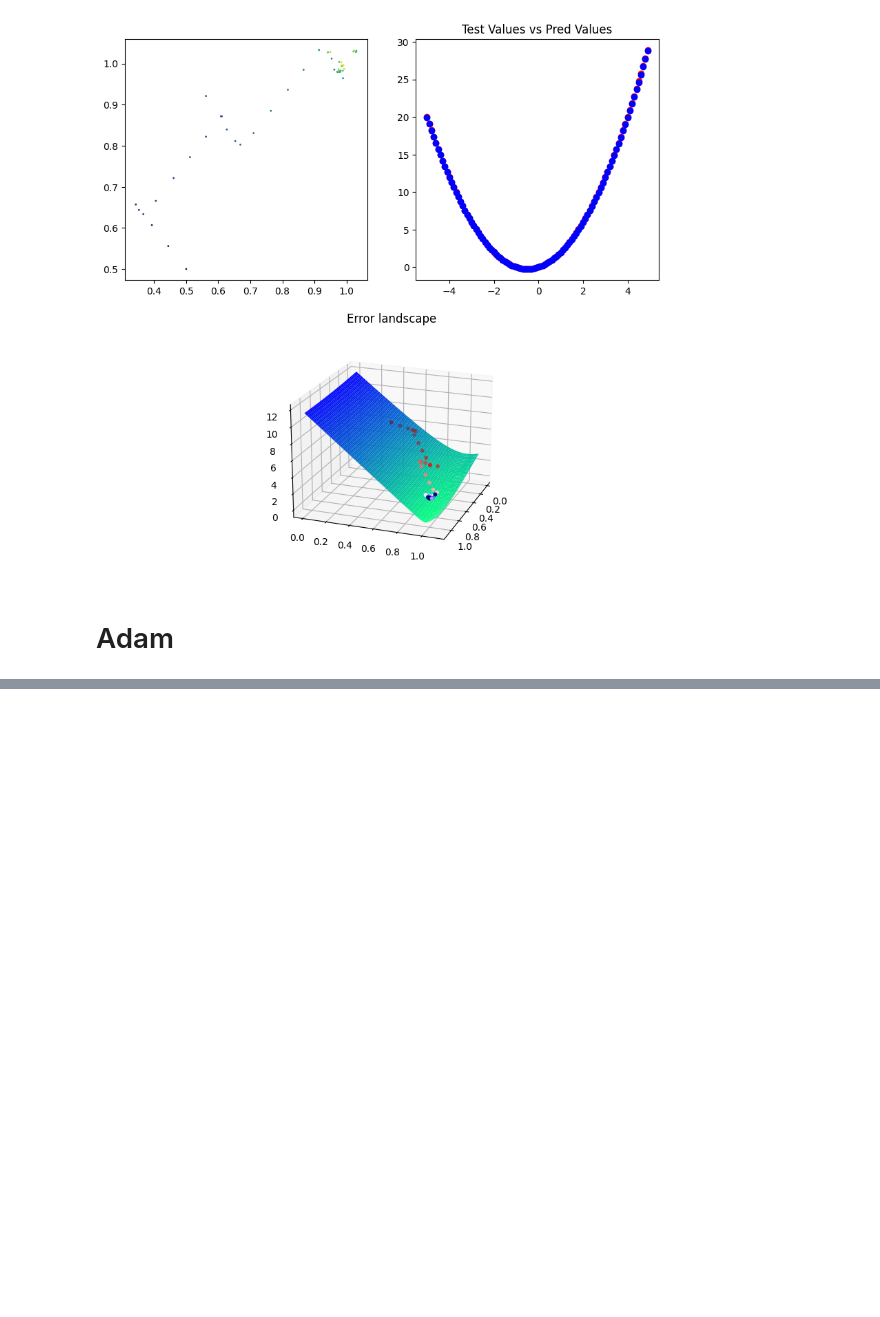
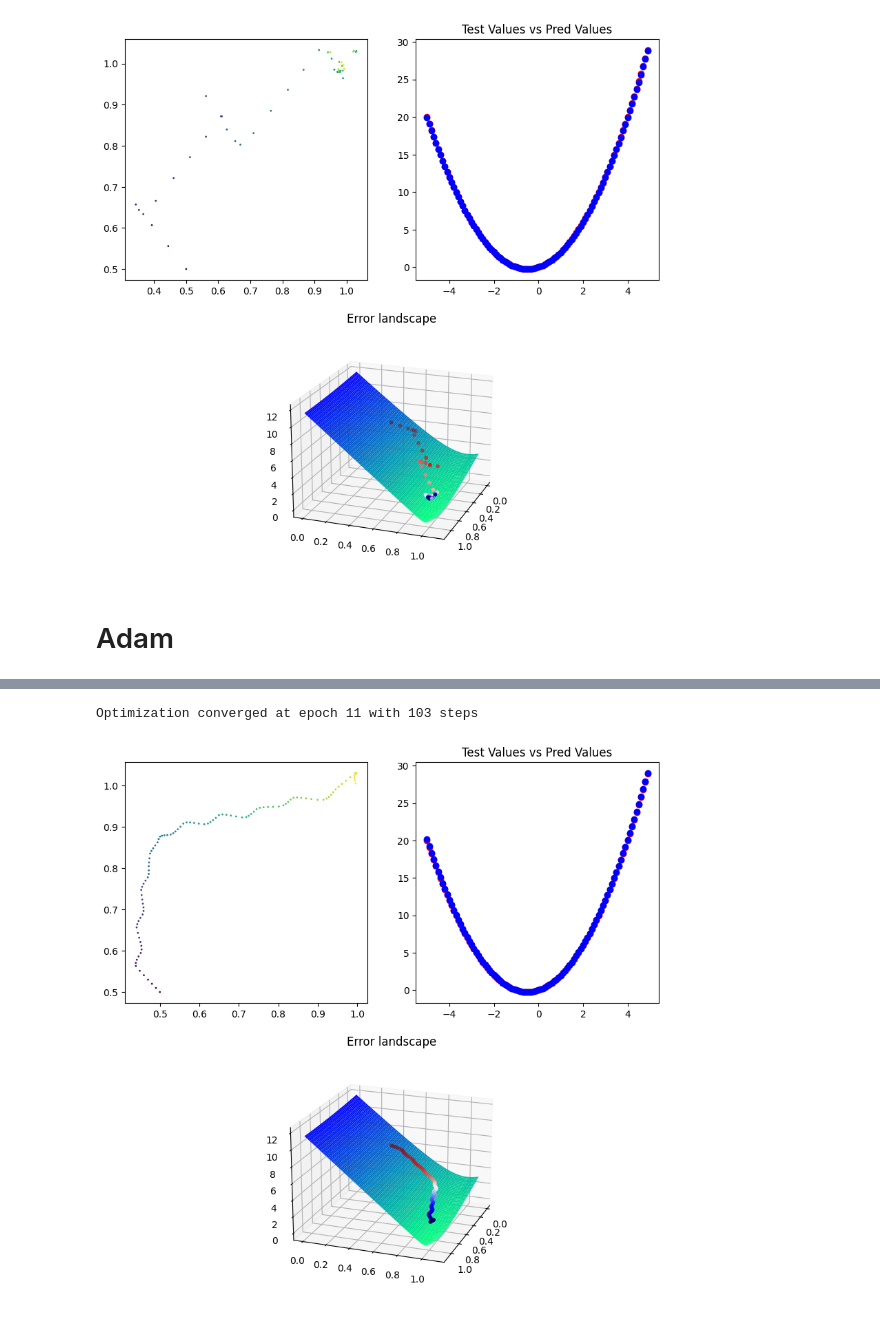
Before and after one commit to JoseMCruzMendez/CodingMLBasics, a Jupyter notebook: Optimizers/TestingGD.ipynb, the cells around one changed output, grey strips where cells are left out. Drawn from its saved outputs; the diff is of its cells as text; code cells hidden in the pictures; blank space fills up the shorter version.

```diff
--- a/Optimizers/TestingGD.ipynb
+++ b/Optimizers/TestingGD.ipynb
@@ -297,0 +306,10 @@ Optimization converged at epoch 5 with 45 steps
+# %%
+#minibatch Adam no annealing
+sgd_poly = Polynomial(coefficients=[0.5, 0.5], degrees=[1,2])
+optim = Adam(sgd_poly.get_params(), lr=0.01, lr_func=None, beta=0.5, beta2=0.8)
+batch_size = 10
+num_epochs = 20
+run_test(sgd_poly, optim, num_epochs=num_epochs, batch_size=batch_size, tol=0.01)
+# %% [output]
+Optimization converged at epoch 11 with 103 steps
+[figure, added]
```
Also changed, not shown: parts of 6 cells of this notebook, 4 other files.
